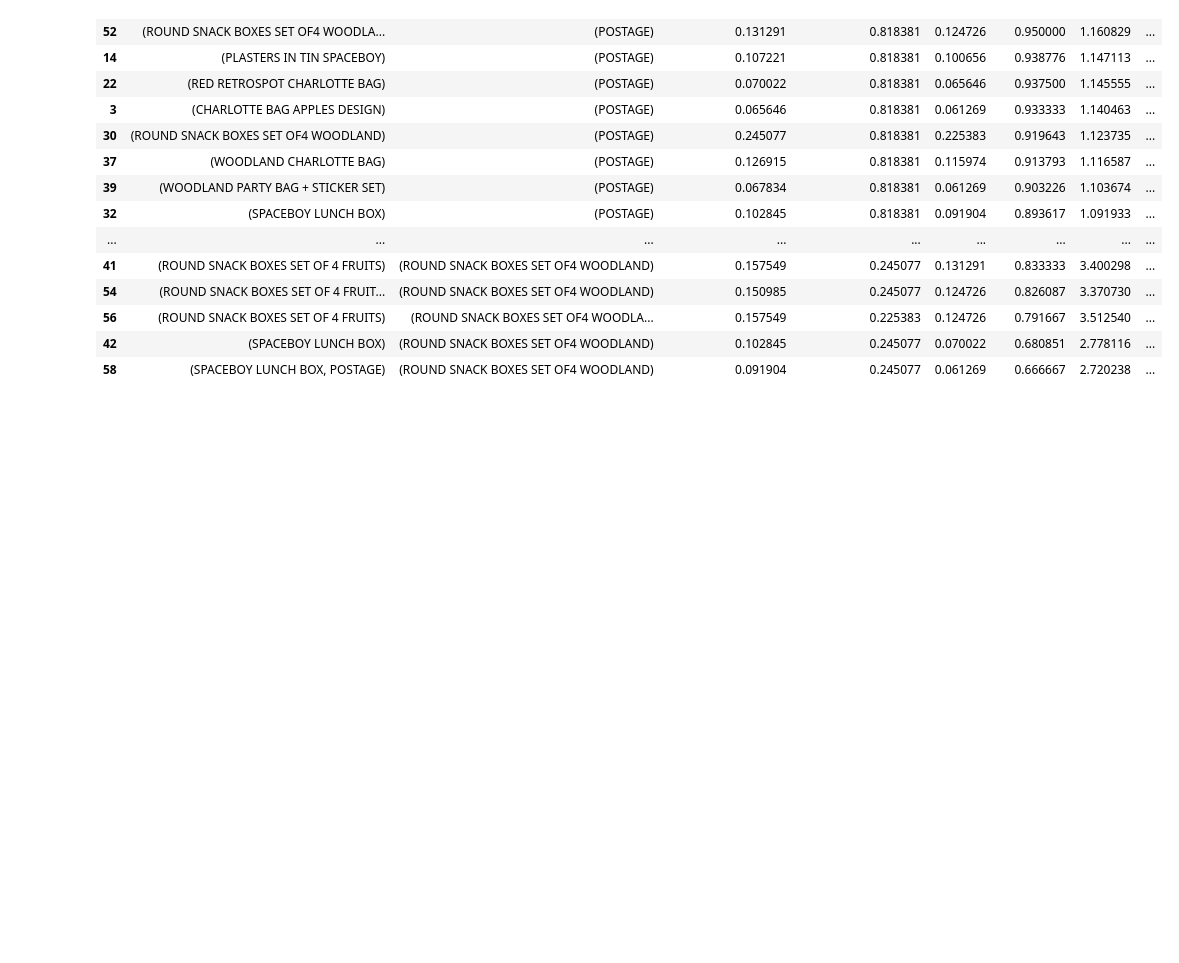
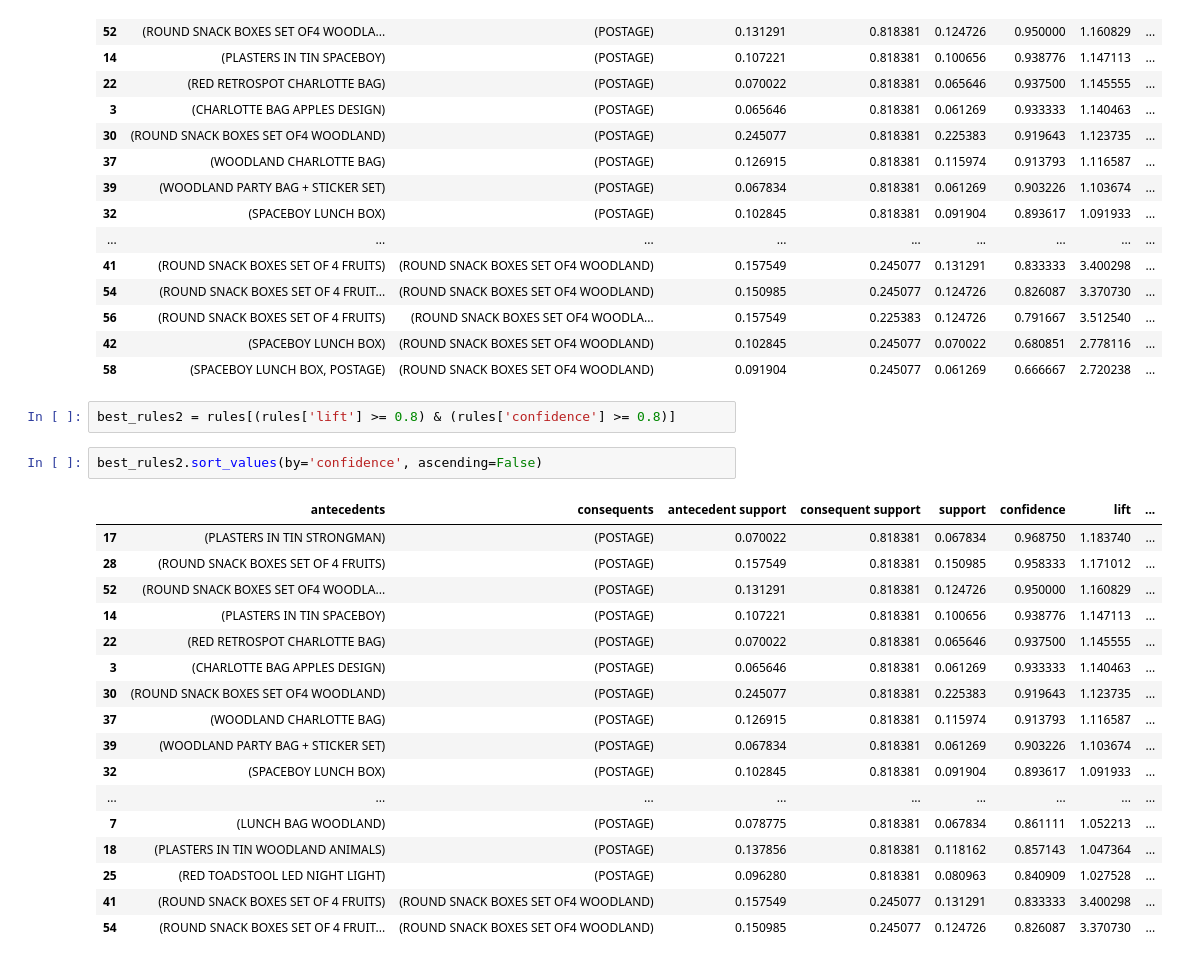
Before and after one commit to zinakhazaee/MachineLearning-UnsupervisedLearning-Association, a Jupyter notebook: AssignmentData.ipynb, the cells around one changed output. Cells and saved outputs as stored; diff of their text form; blank space fills up the shorter version.

```diff
--- a/AssignmentData.ipynb
+++ b/AssignmentData.ipynb
@@ -142,3 +142,25 @@ best_rules.sort_values(by='confidence', ascending=False)
 | 56 | (ROUND SNACK BOXES SET OF 4 FRUITS) | (ROUND SNACK BOXES SET OF4 WOODLA... | 0.157549 | 0.225383 | 0.124726 | 0.791667 | 3.512540 | ... |
 | 42 | (SPACEBOY LUNCH BOX) | (ROUND SNACK BOXES SET OF4 WOODLAND) | 0.102845 | 0.245077 | 0.070022 | 0.680851 | 2.778116 | ... |
 | 58 | (SPACEBOY LUNCH BOX, POSTAGE) | (ROUND SNACK BOXES SET OF4 WOODLAND) | 0.091904 | 0.245077 | 0.061269 | 0.666667 | 2.720238 | ... |
+# %%
+best_rules2 = rules[(rules['lift'] >= 0.8) & (rules['confidence'] >= 0.8)]
+# %%
+best_rules2.sort_values(by='confidence', ascending=False)
+# %% [output]
+|  | antecedents | consequents | antecedent support | consequent support | support | confidence | lift | ... |
+| 17 | (PLASTERS IN TIN STRONGMAN) | (POSTAGE) | 0.070022 | 0.818381 | 0.067834 | 0.968750 | 1.183740 | ... |
+| 28 | (ROUND SNACK BOXES SET OF 4 FRUITS) | (POSTAGE) | 0.157549 | 0.818381 | 0.150985 | 0.958333 | 1.171012 | ... |
+| 52 | (ROUND SNACK BOXES SET OF4 WOODLA... | (POSTAGE) | 0.131291 | 0.818381 | 0.124726 | 0.950000 | 1.160829 | ... |
+| 14 | (PLASTERS IN TIN SPACEBOY) | (POSTAGE) | 0.107221 | 0.818381 | 0.100656 | 0.938776 | 1.147113 | ... |
+| 22 | (RED RETROSPOT CHARLOTTE BAG) | (POSTAGE) | 0.070022 | 0.818381 | 0.065646 | 0.937500 | 1.145555 | ... |
+| 3 | (CHARLOTTE BAG APPLES DESIGN) | (POSTAGE) | 0.065646 | 0.818381 | 0.061269 | 0.933333 | 1.140463 | ... |
+| 30 | (ROUND SNACK BOXES SET OF4 WOODLAND) | (POSTAGE) | 0.245077 | 0.818381 | 0.225383 | 0.919643 | 1.123735 | ... |
+| 37 | (WOODLAND CHARLOTTE BAG) | (POSTAGE) | 0.126915 | 0.818381 | 0.115974 | 0.913793 | 1.116587 | ... |
+| 39 | (WOODLAND PARTY BAG + STICKER SET) | (POSTAGE) | 0.067834 | 0.818381 | 0.061269 | 0.903226 | 1.103674 | ... |
+| 32 | (SPACEBOY LUNCH BOX) | (POSTAGE) | 0.102845 | 0.818381 | 0.091904 | 0.893617 | 1.091933 | ... |
+| ... | ... | ... | ... | ... | ... | ... | ... | ... |
+| 7 | (LUNCH BAG WOODLAND) | (POSTAGE) | 0.078775 | 0.818381 | 0.067834 | 0.861111 | 1.052213 | ... |
+| 18 | (PLASTERS IN TIN WOODLAND ANIMALS) | (POSTAGE) | 0.137856 | 0.818381 | 0.118162 | 0.857143 | 1.047364 | ... |
+| 25 | (RED TOADSTOOL LED NIGHT LIGHT) | (POSTAGE) | 0.096280 | 0.818381 | 0.080963 | 0.840909 | 1.027528 | ... |
+| 41 | (ROUND SNACK BOXES SET OF 4 FRUITS) | (ROUND SNACK BOXES SET OF4 WOODLAND) | 0.157549 | 0.245077 | 0.131291 | 0.833333 | 3.400298 | ... |
+| 54 | (ROUND SNACK BOXES SET OF 4 FRUIT... | (ROUND SNACK BOXES SET OF4 WOODLAND) | 0.150985 | 0.245077 | 0.124726 | 0.826087 | 3.370730 | ... |
```
